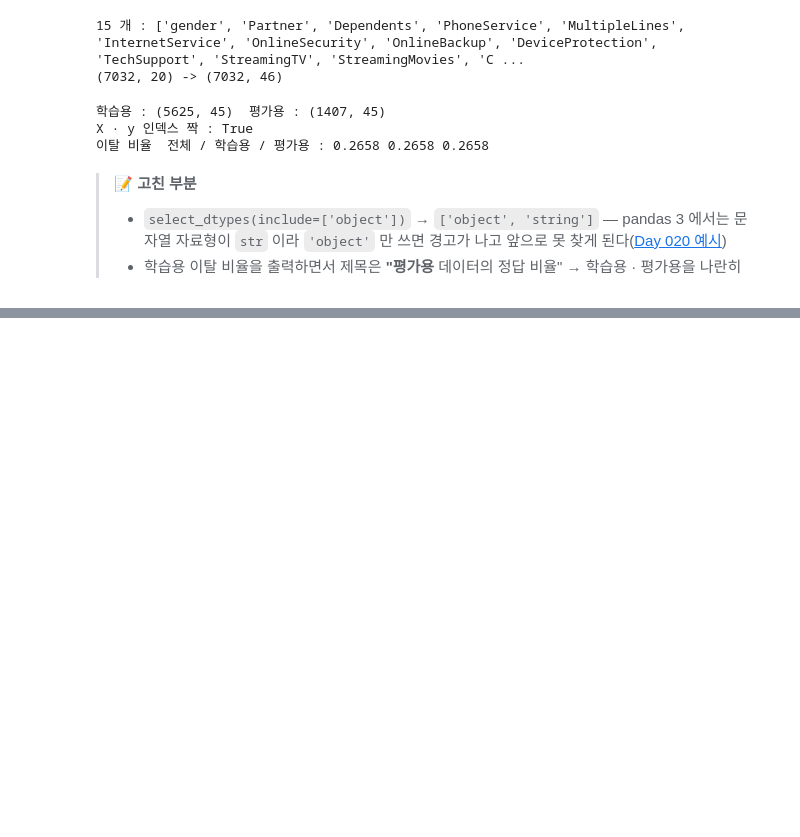
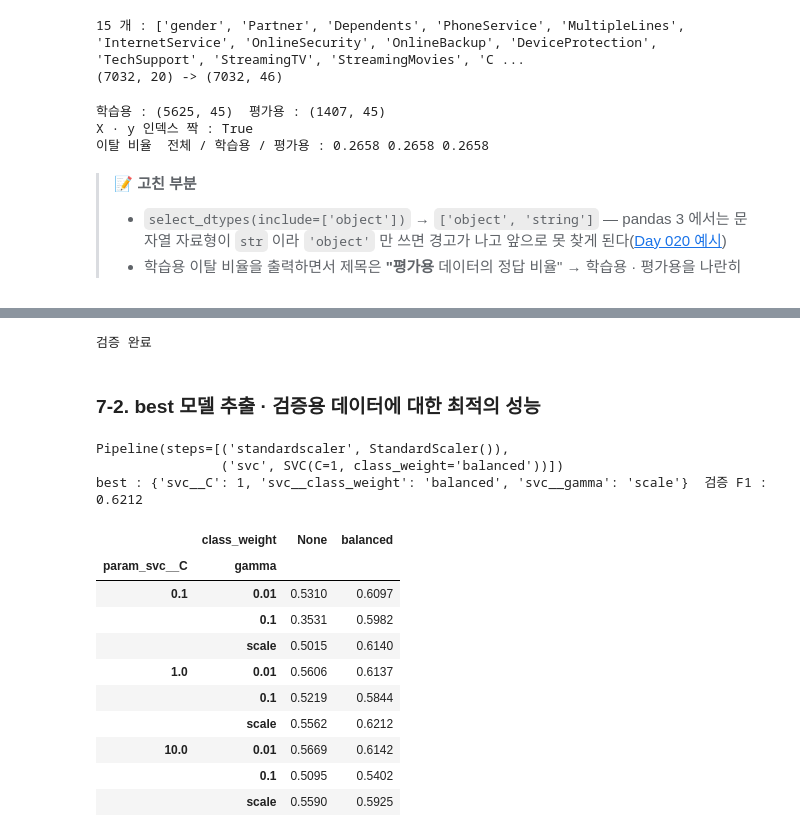
Before and after one commit to funbox-io/SK-Networks-Family-AI-37, a Jupyter notebook: days/2026-10-21/lecture/churn_model_evaluation.ipynb, the cells around one changed output, grey strips where cells are left out. Cells and saved outputs as stored; diff of their text form; code cells hidden in the pictures; blank space fills up the shorter version.

```diff
--- a/days/2026-10-21/lecture/churn_model_evaluation.ipynb
+++ b/days/2026-10-21/lecture/churn_model_evaluation.ipynb
@@ -488,0 +467,6 @@ plt.show()
+# %%
+# 필요한 모델 클래스 임포트
+from sklearn.svm import SVC
+
+# 클래스 호출, 모델 생성 (기본값 : kernel='rbf', C=1.0, gamma='scale')
+svc = SVC()
@@ -488,0 +517,44 @@ plt.show()
+# %%
+# 성능 고도화 대상 모델 : 스케일러 + SVC
+pipe_svc = make_pipeline(StandardScaler(), SVC())
+
+# 최적화 할 매개 변수 → 3 × 3 × 2 = 18가지
+params_svc = {
+    'svc__C': [0.1, 1, 10],
+    'svc__gamma': ['scale', 0.01, 0.1],
+    'svc__class_weight': [None, 'balanced'],
+}
+
+# 탐색 도구 생성 및 학습 · 검증 (18가지 × 5-fold = 90번, SVC 는 느려서 CPU 코어를 모두 사용)
+grid_svc = GridSearchCV(estimator=pipe_svc, param_grid=params_svc, scoring='f1', cv=5, n_jobs=-1)
+grid_svc.fit(X_train, y_train)
+print("검증 완료")
+# %% [output]
+검증 완료
+# %% [markdown]
+### 7-2. best 모델 추출 · 검증용 데이터에 대한 최적의 성능
+# %%
+best_svc = grid_svc.best_estimator_
+print(best_svc)
+print("best :", grid_svc.best_params_, " 검증 F1 :", round(grid_svc.best_score_, 4))
+
+# C · gamma × class_weight 검증 F1 표
+r = pd.DataFrame(grid_svc.cv_results_)
+r['class_weight'] = r['param_svc__class_weight'].map(lambda v: 'None' if pd.isna(v) else v)
+r['gamma'] = r['param_svc__gamma'].map(str)
+r.pivot_table(index=['param_svc__C', 'gamma'], columns='class_weight', values='mean_test_score').round(4)
+# %% [output]
+Pipeline(steps=[('standardscaler', StandardScaler()),
+                ('svc', SVC(C=1, class_weight='balanced'))])
+best : {'svc__C': 1, 'svc__class_weight': 'balanced', 'svc__gamma': 'scale'}  검증 F1 : 0.6212
+|  | class_weight | None | balanced |
+| param_svc__C | gamma |  |  |
+| 0.1 | 0.01 | 0.5310 | 0.6097 |
+|  | 0.1 | 0.3531 | 0.5982 |
+|  | scale | 0.5015 | 0.6140 |
+| 1.0 | 0.01 | 0.5606 | 0.6137 |
+|  | 0.1 | 0.5219 | 0.5844 |
+|  | scale | 0.5562 | 0.6212 |
+| 10.0 | 0.01 | 0.5669 | 0.6142 |
+|  | 0.1 | 0.5095 | 0.5402 |
+|  | scale | 0.5590 | 0.5925 |
```
Also changed, not shown: parts of 92 cells of this notebook, 3 other files.
